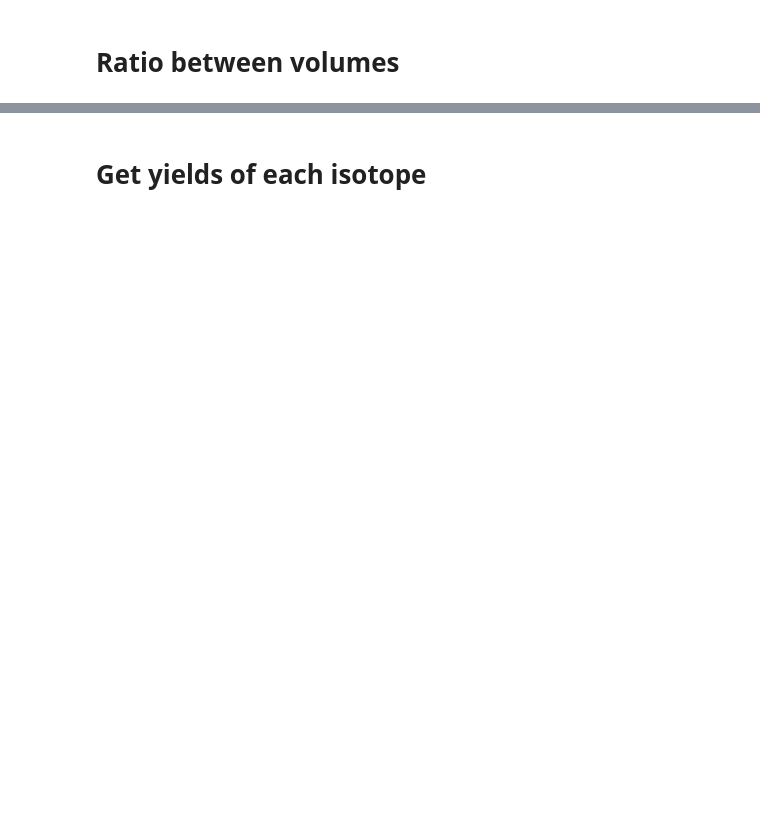
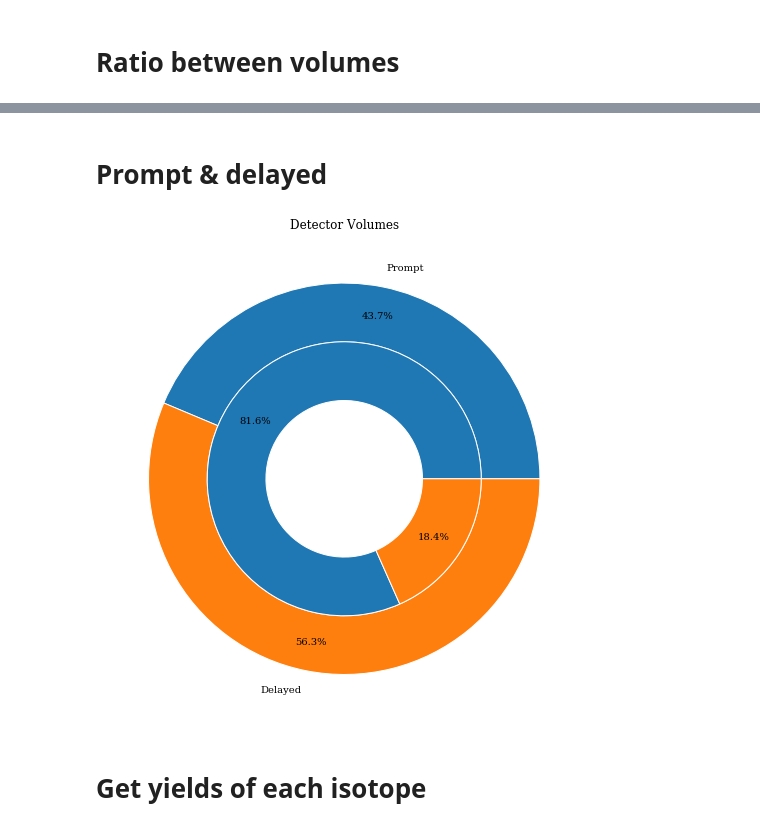
Before and after one commit to TomSB1423/nucleide_data, a Jupyter notebook: compare_models.ipynb, the cells around one changed output, grey strips where cells are left out. Drawn from its saved outputs; the diff is of its cells as text; code cells hidden in the pictures; blank space fills up the shorter version.

```diff
--- a/compare_models.ipynb
+++ b/compare_models.ipynb
@@ -107,2 +109,40 @@ plt.show()
+# %% [markdown]
+# Prompt & delayed
+# %%
+file_dir = f"./assets/shielding_5cm/A_Z_count-TPC_prompt.txt"
+columns = ["Mass Number", "Atomic Number", "Counts"]
+df_TPC_prompt_s = open_data(file_dir, columns)
+file_dir = f"./assets/shielding_5cm/A_Z_count-TPC_delayed.txt"
+columns = ["Mass Number", "Atomic Number", "Counts"]
+df_TPC_delayed_s = open_data(file_dir, columns)
+file_dir = f"./assets/FTFP_5cm/A_Z_count-TPC_prompt.txt"
+columns = ["Mass Number", "Atomic Number", "Counts"]
+df_TPC_prompt_f = open_data(file_dir, columns)
+file_dir = f"./assets/FTFP_5cm/A_Z_count-TPC_delayed.txt"
+columns = ["Mass Number", "Atomic Number", "Counts"]
+df_TPC_delayed_f = open_data(file_dir, columns)
+
+fig, ax = plt.subplots(figsize=(18,9))
+size = 0.3
+labels=["Prompt", "Delayed"]
+ax.pie(x=[df_TPC_prompt_s["Counts"].sum(), df_TPC_delayed_s["Counts"].sum()],
+       colors = ['tab:blue', 'tab:orange'],
+       labels=labels,
+       radius=1,
+       autopct='%1.1f%%',
+       pctdistance=1 - size / 2,
+       wedgeprops=dict(width=size, edgecolor='w'))
+
+ax.pie(x=[df_TPC_prompt_f["Counts"].sum(), df_TPC_delayed_f["Counts"].sum()],
+       colors = ['tab:blue', 'tab:orange'],
+       radius=1 - size,
+       autopct='%1.1f%%',
+       pctdistance= 1 - 3 * size/4,
+       wedgeprops=dict(width=size, edgecolor='w'))
+
+ax.set(title='Detector Volumes')
+plt.show()
+# %% [output]
+[figure, added]
 # %% [markdown]
 # Get yields of each isotope
```
Also changed, not shown: parts of 11 cells of this notebook, 25 other files.
